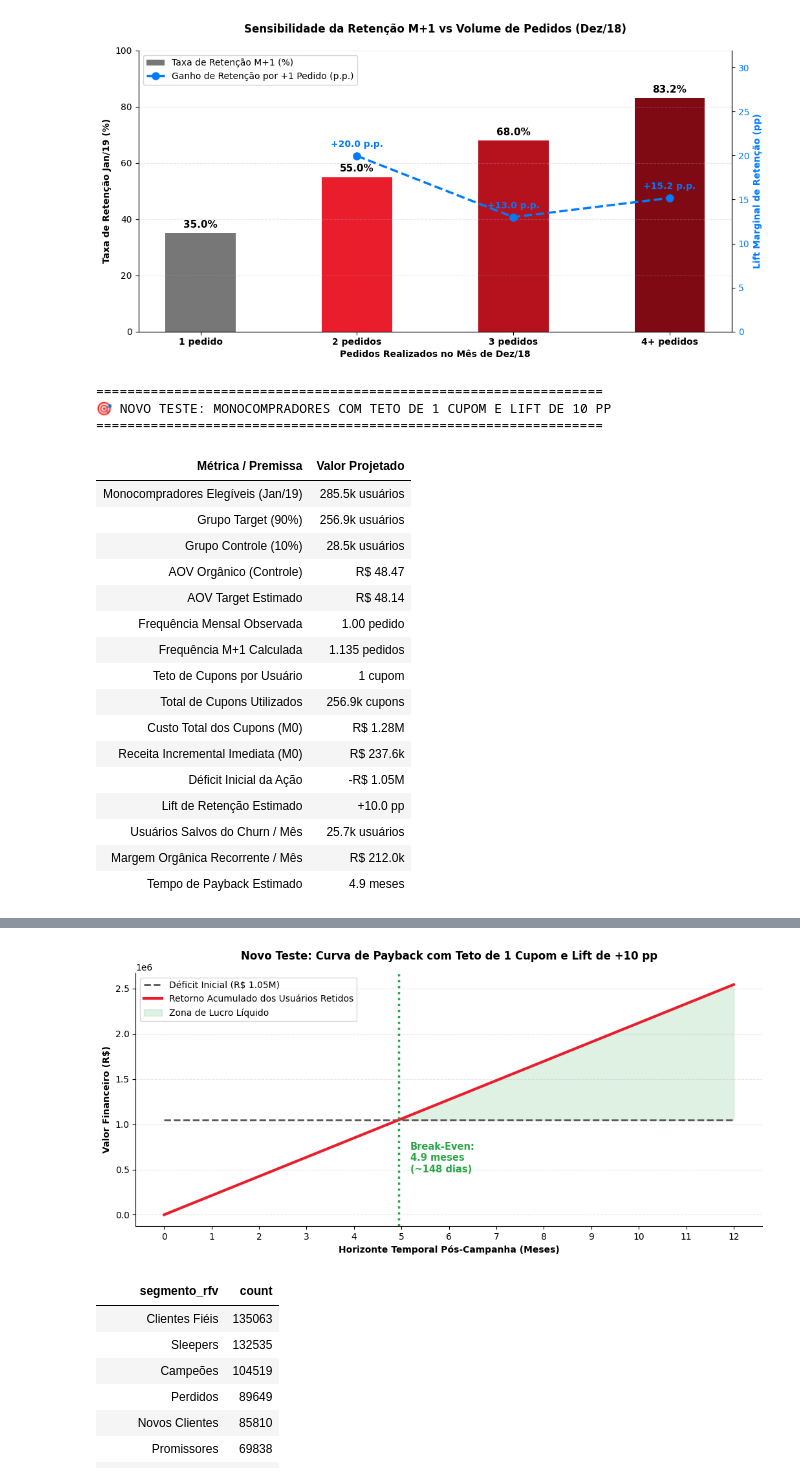
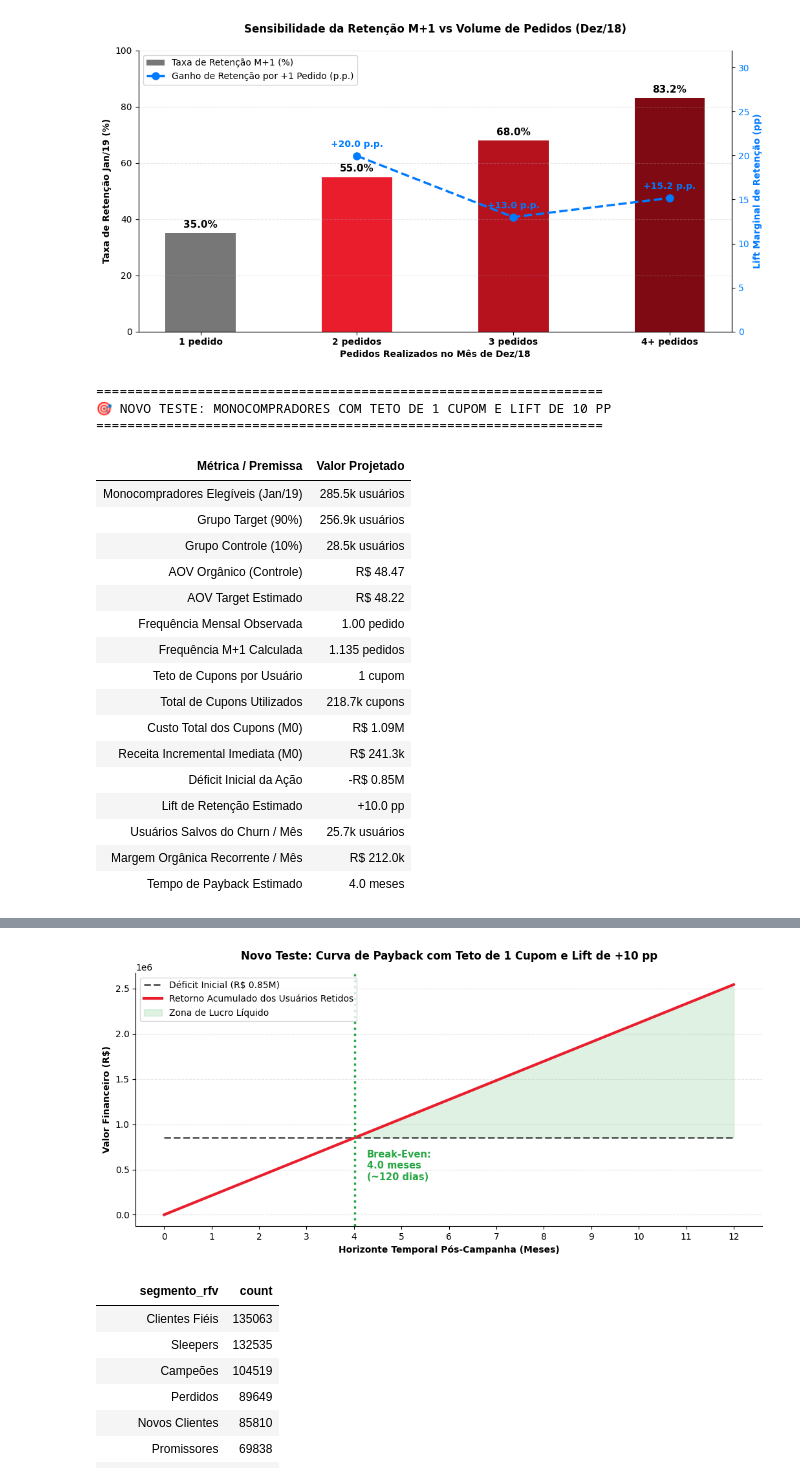
Before and after one commit to guifm19/case-ifood-data, a Jupyter notebook: Case iFood (adhoc) - Guilherme F.ipynb, the cells around one changed output, grey strips where cells are left out. Saved outputs shown, nothing was run; the diff lists cells and outputs as text; code cells hidden in the pictures.

```diff
--- a/Case iFood (adhoc) - Guilherme F.ipynb
+++ b/Case iFood (adhoc) - Guilherme F.ipynb
@@ -907,7 +919,7 @@ pct_target = 0.90
 take_rate = 0.15
 novo_cpo = 5.00
 max_cupons_por_usuario = 1
-conversao_cupom = 1
+conversao_cupom = 0.75
 lift_frequencia_estimado = 0.135
 lift_retencao_estimado = 0.10
 
@@ -1088,16 +1100,16 @@ plt.close(fig)
 | Grupo Target (90%) | 256.9k usuários |
 | Grupo Controle (10%) | 28.5k usuários |
 | AOV Orgânico (Controle) | R$ 48.47 |
-| AOV Target Estimado | R$ 48.14 |
+| AOV Target Estimado | R$ 48.22 |
 | Frequência Mensal Observada | 1.00 pedido |
 | Frequência M+1 Calculada | 1.135 pedidos |
 | Teto de Cupons por Usuário | 1 cupom |
-| Total de Cupons Utilizados | 256.9k cupons |
-| Custo Total dos Cupons (M0) | R$ 1.28M |
-| Receita Incremental Imediata (M0) | R$ 237.6k |
-| Déficit Inicial da Ação | -R$ 1.05M |
+| Total de Cupons Utilizados | 218.7k cupons |
+| Custo Total dos Cupons (M0) | R$ 1.09M |
+| Receita Incremental Imediata (M0) | R$ 241.3k |
+| Déficit Inicial da Ação | -R$ 0.85M |
 | Lift de Retenção Estimado | +10.0 pp |
 | Usuários Salvos do Churn / Mês | 25.7k usuários |
 | Margem Orgânica Recorrente / Mês | R$ 212.0k |
-| Tempo de Payback Estimado | 4.9 meses |
+| Tempo de Payback Estimado | 4.0 meses |
 | mes_timeline | gmv_incremental_mes | receita_ifood_mes | custo_cupons_mes | cpo_ifood_mes | receita_ifood_por_pedido | ... |
@@ -1105,16 +1117,16 @@ plt.close(fig)
 | M+1 | 1413385.85 | 212007.88 | 0.0 | 0.0 | 7.27 | ... |
 | M+2 | 1413385.85 | 212007.88 | 0.0 | 0.0 | 7.27 | ... |
 | M+3 | 1413385.85 | 212007.88 | 0.0 | 0.0 | 7.27 | ... |
 | M+4 | 1413385.85 | 212007.88 | 0.0 | 0.0 | 7.27 | ... |
 | M+5 | 1413385.85 | 212007.88 | 0.0 | 0.0 | 7.27 | ... |
 | M+6 | 1413385.85 | 212007.88 | 0.0 | 0.0 | 7.27 | ... |
 | M+7 | 1413385.85 | 212007.88 | 0.0 | 0.0 | 7.27 | ... |
 | M+8 | 1413385.85 | 212007.88 | 0.0 | 0.0 | 7.27 | ... |
 | M+9 | 1413385.85 | 212007.88 | 0.0 | 0.0 | 7.27 | ... |
 | M+10 | 1413385.85 | 212007.88 | 0.0 | 0.0 | 7.27 | ... |
 | M+11 | 1413385.85 | 212007.88 | 0.0 | 0.0 | 7.27 | ... |
 | M+12 | 1413385.85 | 212007.88 | 0.0 | 0.0 | 7.27 | ... |
-[figure, old version]
+[figure, new version]
 # %%
 max_date = orders.select(F.max("reference_date").cast("string")).first()[0]
 
```
Also changed, not shown: parts of 3 cells of this notebook, 2 other files.
